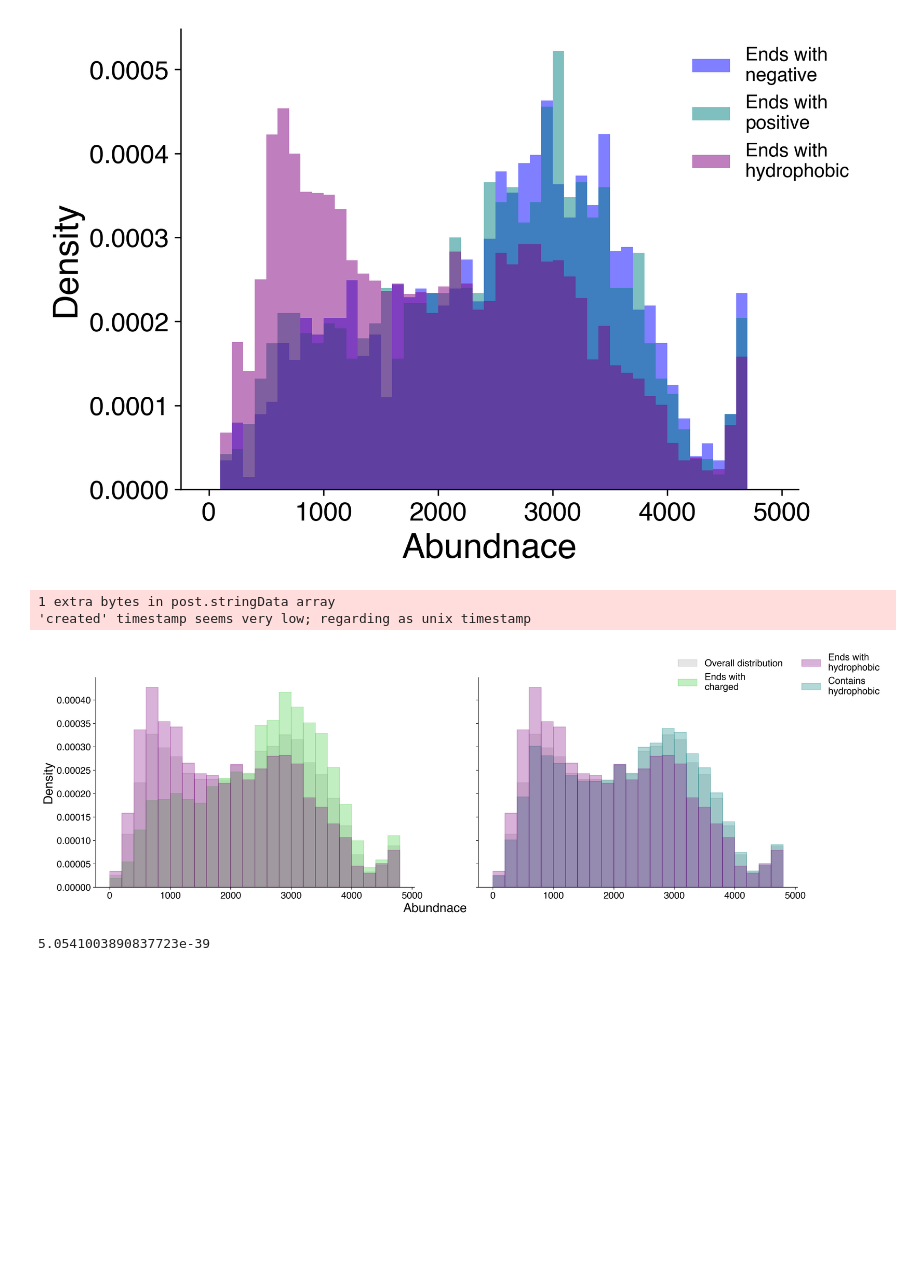
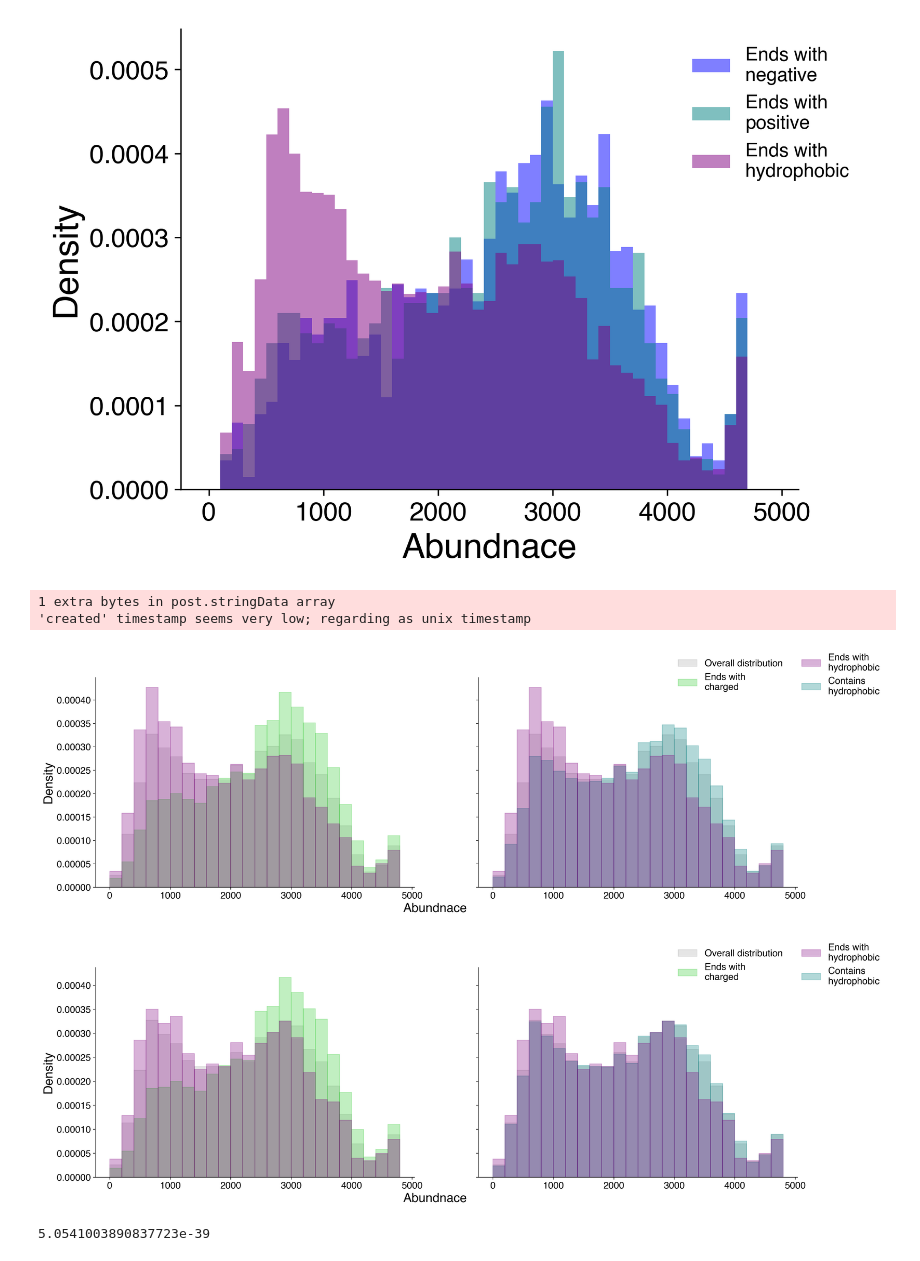
Before and after one commit to staller-lab/NN_interpretability_for_AD_prediction, a Jupyter notebook: scripts/analysis_scripts/compare_simple_w_deep_abund.ipynb, the cells around one changed output. Saved outputs shown, nothing was run; the diff lists cells and outputs as text; code cells hidden in the pictures; blank space fills up the shorter version.

```diff
--- a/scripts/analysis_scripts/compare_simple_w_deep_abund.ipynb
+++ b/scripts/analysis_scripts/compare_simple_w_deep_abund.ipynb
@@ -930,7 +983,7 @@ axs[0].hist(data[data["ends_w_charge"]]["abundance"], density=True, alpha=0.3, b
 axs[0].hist(data[data["ends_w_hydrophobic"]]["abundance"], density=True, alpha=0.3, bins=bins, color="purple", label="Ends with \nhydrophobic",edgecolor='purple')
 
 axs[1].hist(data["abundance"], density=True, alpha=0.1, bins=bins, color="black", label="Overall distribution",edgecolor='black')
-axs[1].hist(data[data["contains_hydrophobic"] & ~data["ends_w_two_hydrophobic"]]["abundance"], density=True, alpha=0.3, bins=bins, color="teal", label="Contains \nhydrophobic",edgecolor='teal')
+axs[1].hist(data[data["contains_hydrophobic"] & ~data["ends_w_hydrophobic"]]["abundance"], density=True, alpha=0.3, bins=bins, color="teal", label="Contains \nhydrophobic",edgecolor='teal')
 axs[1].hist(data[data["ends_w_hydrophobic"]]["abundance"], density=True, alpha=0.3, bins=bins, color="purple", label="Ends with \nhydrophobic",edgecolor='purple')
 
 
@@ -964,7 +1017,51 @@ plt.savefig("figures/abundance_histogram_one_hydrophobic.png", format='png', bbo
 # %% [output]
 1 extra bytes in post.stringData array
 'created' timestamp seems very low; regarding as unix timestamp
-[figure, old version]
+[figure, new version]
+# %%
+# Plotting distribution differences between ending with hydrophobic vs. charged vs. containing a hydrophobic
+bins = np.arange(0, 5000, 200)
+
+fig, axs = plt.subplots(1,2, figsize=(20,6), sharex=True, sharey=True)
+
+axs[0].hist(data["abundance"], density=True, alpha=0.1, bins=bins, color="black", label="Overall distribution",edgecolor='black')
+axs[0].hist(data[data["ends_w_charge"]]["abundance"], density=True, alpha=0.3, bins=bins, color="limegreen", label="Ends with \ncharged",edgecolor='limegreen')
+axs[0].hist(data[data["ends_w_aromatic"]]["abundance"], density=True, alpha=0.3, bins=bins, color="purple", label="Ends with \nhydrophobic",edgecolor='purple')
+
+axs[1].hist(data["abundance"], density=True, alpha=0.1, bins=bins, color="black", label="Overall distribution",edgecolor='black')
+axs[1].hist(data[data["contains_aromatics"] & ~data["ends_w_aromatic"]]["abundance"], density=True, alpha=0.3, bins=bins, color="teal", label="Contains \nhydrophobic",edgecolor='teal')
+axs[1].hist(data[data["ends_w_aromatic"]]["abundance"], density=True, alpha=0.3, bins=bins, color="purple", label="Ends with \nhydrophobic",edgecolor='purple')
+
+
+
+fig.supxlabel("Abundnace", fontsize=20)
+axs[0].tick_params(labelsize=15)
+axs[1].tick_params(labelsize=15)
+axs[0].set_ylabel("Density", fontsize=20)
+plt.yticks(size=15)
+# axs[0].legend(fontsize=15)
+# axs[1].legend(fontsize=15)
+# Collect all handles and labels from both axes
+handles0, labels0 = axs[0].get_legend_handles_labels()
+handles1, labels1 = axs[1].get_legend_handles_labels()
+
+# Combine and remove duplicates (optional)
+handles = handles0 + handles1
+labels = labels0 + labels1
+
+# Remove duplicates while preserving order
+seen = set()
+unique = [(h, l) for h, l in zip(handles, labels) if l not in seen and not seen.add(l)]
+
+# Create shared legend
+fig.legend(*zip(*unique), loc='upper right', fontsize=15, ncol=2, frameon=False)
+
+sns.despine()
+
+# plt.savefig("figures/abundance_histogram_one_hydrophobic.pdf", format='pdf', bbox_inches='tight')
+# plt.savefig("figures/abundance_histogram_one_hydrophobic.png", format='png', bbox_inches='tight')
+# %% [output]
+[figure, added]
 # %%
 # Testing for statistical difference between ending w hydrophobic vs. containing a hydrophobic anywhere
 stat, p = mannwhitneyu(data[data["contains_hydrophobic"]]["abundance"], data[data["ends_w_hydrophobic"]]["abundance"], alternative='greater')
```
Also changed, not shown: parts of 17 cells of this notebook, 3 other files.
